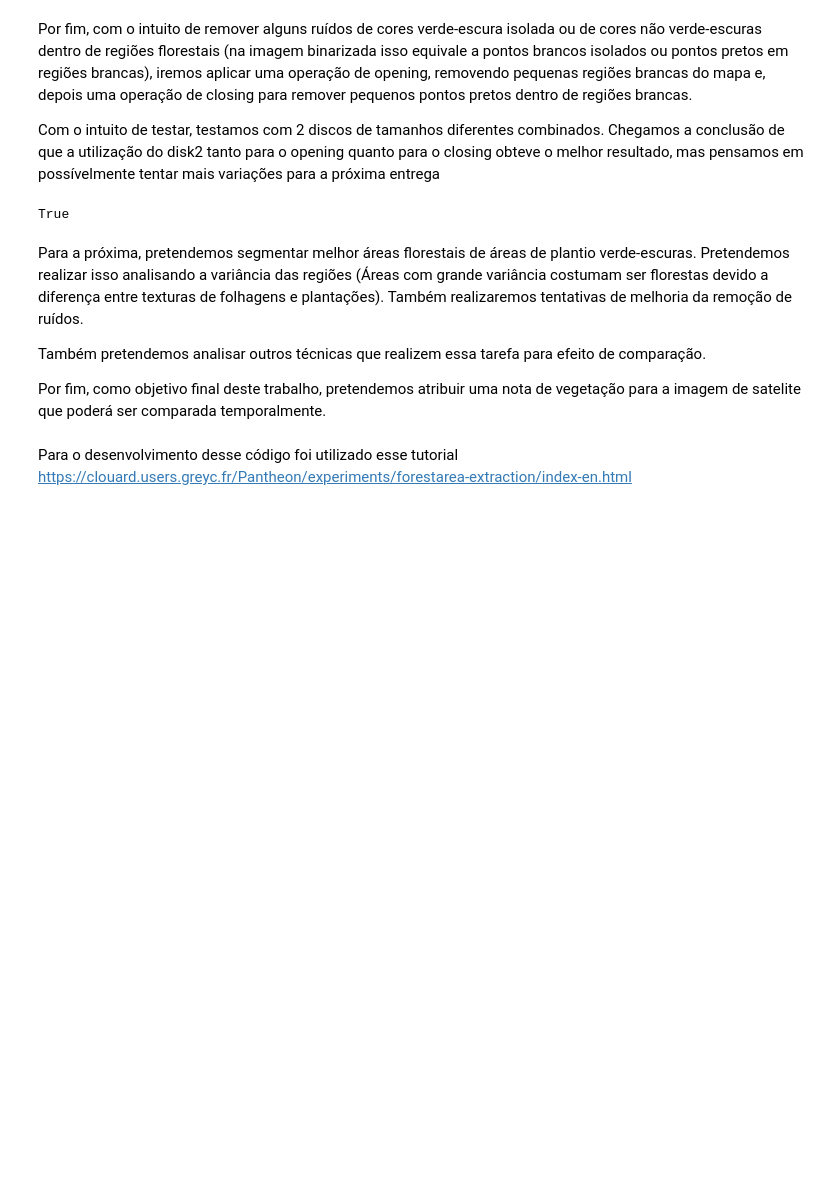
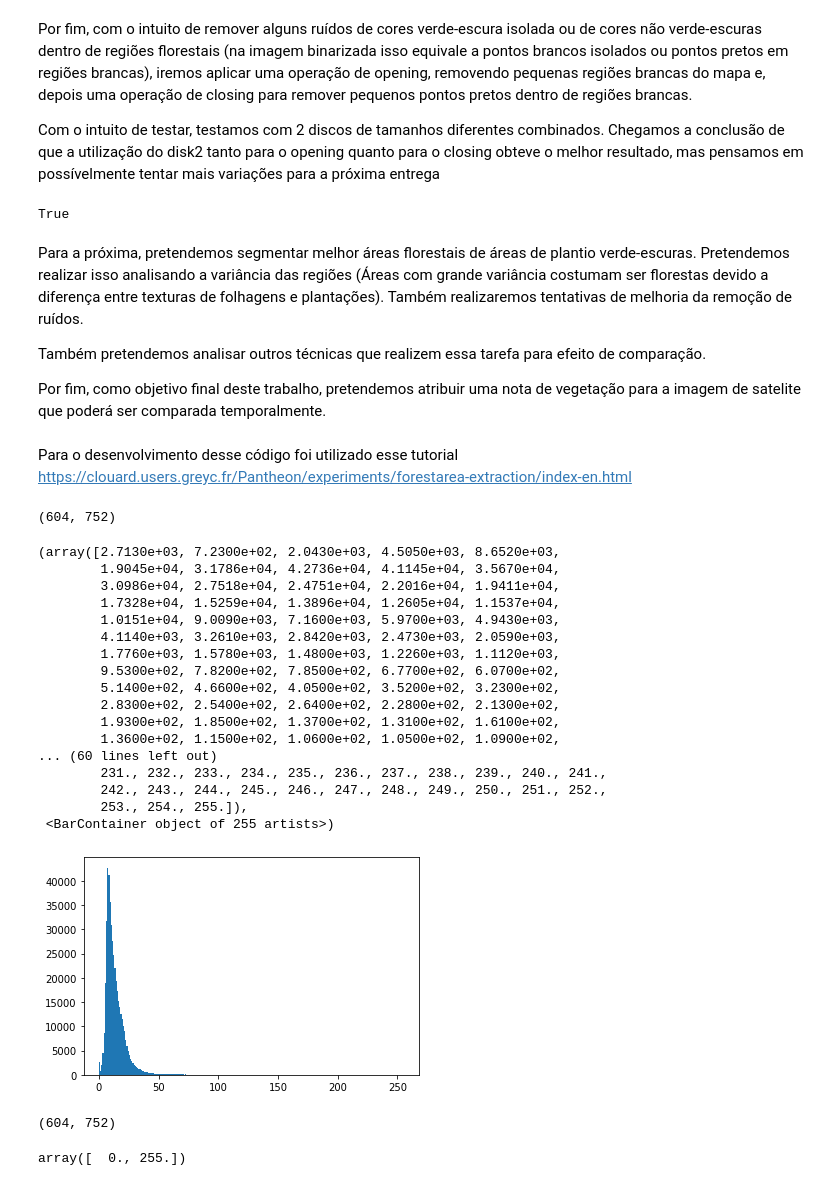
Before and after one commit to LuisF3/satellite-deforestation-monitor, a Jupyter notebook: Reconhecimento de áreas florestais.ipynb, the cells around one changed output. Drawn from its saved outputs; the diff is of its cells as text; code cells hidden in the pictures; blank space fills up the shorter version.

```diff
--- a/Reconhecimento de áreas florestais.ipynb
+++ b/Reconhecimento de áreas florestais.ipynb
@@ -130,0 +147,52 @@ Para o desenvolvimento desse código foi utilizado esse tutorial https://clouard
+# %%
+green_img_aux = cv2.imread('input.png')
+# %%
+disk1_img_var_g_50 = np.zeros((green_img_aux.shape[0],green_img_aux.shape[1]) )
+kernel_shape = 1
+
+
+for line in range(kernel_shape ,green_img_aux.shape[0] - kernel_shape):
+    for col in range(kernel_shape, green_img_aux.shape[1] - kernel_shape):
+        disk1_img_var_g_50[line,col] = np.var(green_img_aux[line - kernel_shape : line  + kernel_shape + 1,
+                                               col - kernel_shape : col + kernel_shape + 1])
+# %%
+disk1_img_var = disk1_img_var_g_50.copy()
+
+
+disk1_img_var_g_50.shape
+# %% [output]
+(604, 752)
+# %%
+disk1_img_var = ((disk1_img_var - disk1_img_var.min())
+                 /(disk1_img_var.max() - disk1_img_var.min())) * 255
+# %%
+plt.hist(disk1_img_var.reshape(-1),bins=255)
+# %% [output]
+(array([2.7130e+03, 7.2300e+02, 2.0430e+03, 4.5050e+03, 8.6520e+03,
+        1.9045e+04, 3.1786e+04, 4.2736e+04, 4.1145e+04, 3.5670e+04,
+        3.0986e+04, 2.7518e+04, 2.4751e+04, 2.2016e+04, 1.9411e+04,
+        1.7328e+04, 1.5259e+04, 1.3896e+04, 1.2605e+04, 1.1537e+04,
+        1.0151e+04, 9.0090e+03, 7.1600e+03, 5.9700e+03, 4.9430e+03,
+        4.1140e+03, 3.2610e+03, 2.8420e+03, 2.4730e+03, 2.0590e+03,
+        1.7760e+03, 1.5780e+03, 1.4800e+03, 1.2260e+03, 1.1120e+03,
+        9.5300e+02, 7.8200e+02, 7.8500e+02, 6.7700e+02, 6.0700e+02,
+        5.1400e+02, 4.6600e+02, 4.0500e+02, 3.5200e+02, 3.2300e+02,
+        2.8300e+02, 2.5400e+02, 2.6400e+02, 2.2800e+02, 2.1300e+02,
+        1.9300e+02, 1.8500e+02, 1.3700e+02, 1.3100e+02, 1.6100e+02,
+        1.3600e+02, 1.1500e+02, 1.0600e+02, 1.0500e+02, 1.0900e+02,
+... (60 lines left out)
+        231., 232., 233., 234., 235., 236., 237., 238., 239., 240., 241.,
+        242., 243., 244., 245., 246., 247., 248., 249., 250., 251., 252.,
+        253., 254., 255.]),
+ <BarContainer object of 255 artists>)
+[figure, added]
+# %%
+disk1_img_var_g_50 = disk1_img_var.copy()
+trash_hold = 10
+
+disk1_img_var_g_50[disk1_img_var_g_50 > trash_hold] = 255
+disk1_img_var_g_50[disk1_img_var_g_50 <= trash_hold] = 0
+
+disk1_img_var_g_50.shape
+# %% [output]
+(604, 752)
@@ -130,0 +203,4 @@ Para o desenvolvimento desse código foi utilizado esse tutorial https://clouard
+# %%
+np.unique(disk1_img_var_g_50)
+# %% [output]
+array([  0., 255.])
```
Also changed, not shown: parts of 17 cells of this notebook, 12 other files.
